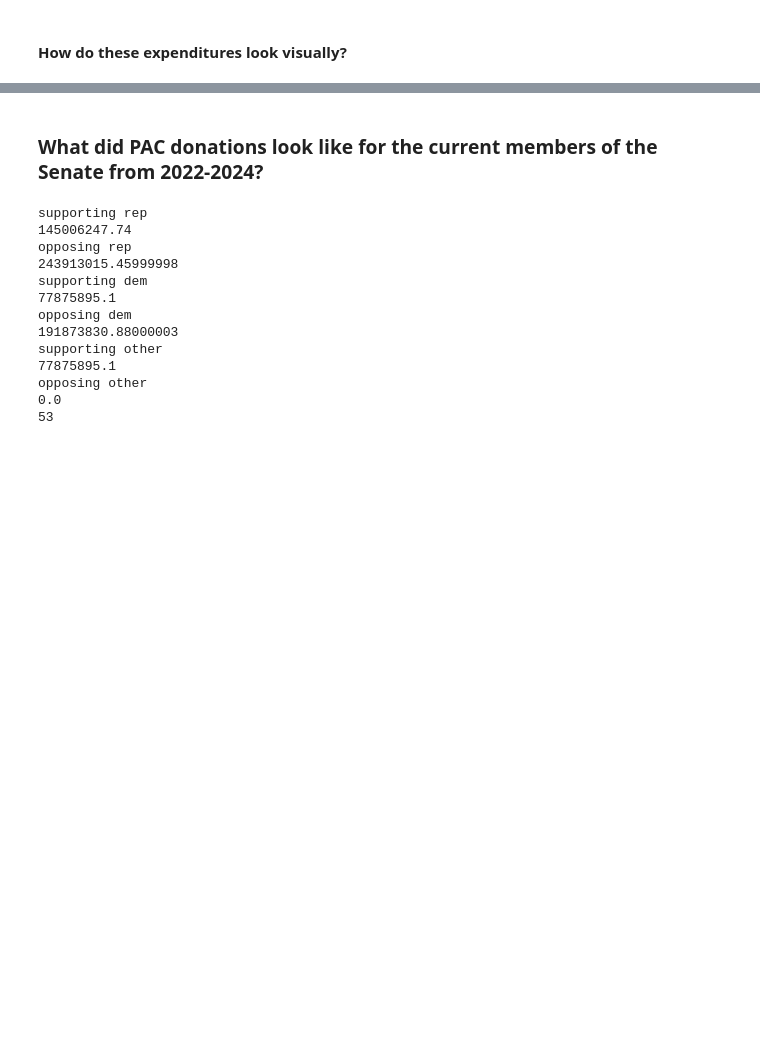
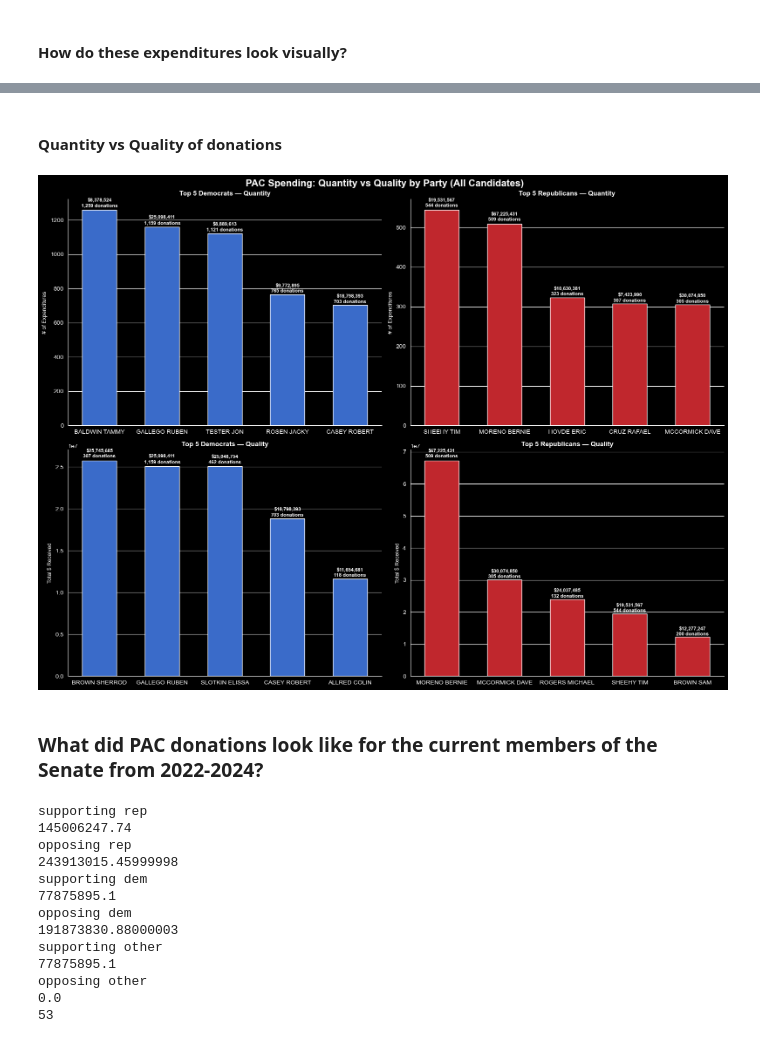
Before and after one commit to magicdracon/Data-Science-Final-Project, a Jupyter notebook: main.ipynb, the cells around one changed output, grey strips where cells are left out. Cells and saved outputs as stored; diff of their text form; code cells hidden in the pictures; blank space fills up the shorter version.

Commit message:
Added Quantity vs Quality

```diff
--- a/main.ipynb
+++ b/main.ipynb
@@ -1078,6 +1083,49 @@ from IPython.display import IFrame
 IFrame(src="https://magicdracon.github.io", width="100%", height=400)
 # %% [output]
 [interactive output not drawn]
+# %% [markdown]
+#### Quantity vs Quality of donations
+# %%
+fig, axes = plt.subplots(2, 2, figsize=(16, 12))
+fig.suptitle("PAC Spending: Quantity vs Quality by Party (All Candidates)", fontsize=16, fontweight="bold")
+
+sup_df = expendituresDataFrame[expendituresDataFrame["sup_opp"] == "S"]
+
+dem_sup = sup_df[sup_df["cand_pty_aff_simpl"] == "D"]
+rep_sup = sup_df[sup_df["cand_pty_aff_simpl"] == "R"]
+
+top5_dem_count = dem_sup.groupby("cand_name_clean")["exp_amo"].count().sort_values(ascending=False).head(5)
+top5_rep_count = rep_sup.groupby("cand_name_clean")["exp_amo"].count().sort_values(ascending=False).head(5)
+top5_dem_sum   = dem_sup.groupby("cand_name_clean")["exp_amo"].sum().sort_values(ascending=False).head(5)
+top5_rep_sum   = rep_sup.groupby("cand_name_clean")["exp_amo"].sum().sort_values(ascending=False).head(5)
+
+dem_sum_lookup   = dem_sup.groupby("cand_name_clean")["exp_amo"].sum()
+rep_sum_lookup   = rep_sup.groupby("cand_name_clean")["exp_amo"].sum()
+dem_count_lookup = dem_sup.groupby("cand_name_clean")["exp_amo"].count()
+rep_count_lookup = rep_sup.groupby("cand_name_clean")["exp_amo"].count()
+
+for ax, data, sum_lookup, count_lookup, color, title, ylabel in [
+    (axes[0,0], top5_dem_count, dem_sum_lookup, dem_count_lookup, "#3a6bc9", "Top 5 Democrats — Quantity",  "# of Expenditures"),
+    (axes[0,1], top5_rep_count, rep_sum_lookup, rep_count_lookup, "#c0272d", "Top 5 Republicans — Quantity","# of Expenditures"),
+    (axes[1,0], top5_dem_sum,   dem_sum_lookup, dem_count_lookup, "#3a6bc9", "Top 5 Democrats — Quality",   "Total $ Received"),
+    (axes[1,1], top5_rep_sum,   rep_sum_lookup, rep_count_lookup, "#c0272d", "Top 5 Republicans — Quality", "Total $ Received"),
+]:
+    bars = ax.bar(data.index, data.values, color=color, edgecolor="white", width=0.55)
+    for bar, cand in zip(bars, data.index):
+        count_val = count_lookup.get(cand, 0)
+        sum_val   = sum_lookup.get(cand, 0)
+        combined  = f"${sum_val:,.0f}\n{count_val:,} donations"
+        ax.text(bar.get_x() + bar.get_width() / 2, bar.get_height() * 1.01,
+                combined, ha="center", va="bottom", fontsize=8, fontweight="bold", linespacing=1.4)
+    ax.set_title(title, fontsize=11, fontweight="bold")
+    ax.set_ylabel(ylabel, fontsize=9)
+    ax.spines[["top", "right"]].set_visible(False)
+    ax.grid(axis="x", alpha=0)
+
+plt.tight_layout()
+plt.show()
+# %% [output]
+[figure, added]
 # %% [markdown]
 ### What did PAC donations look like for the current members of the Senate from 2022-2024?
 # %%
```
Also changed, not shown: parts of 17 cells of this notebook.
